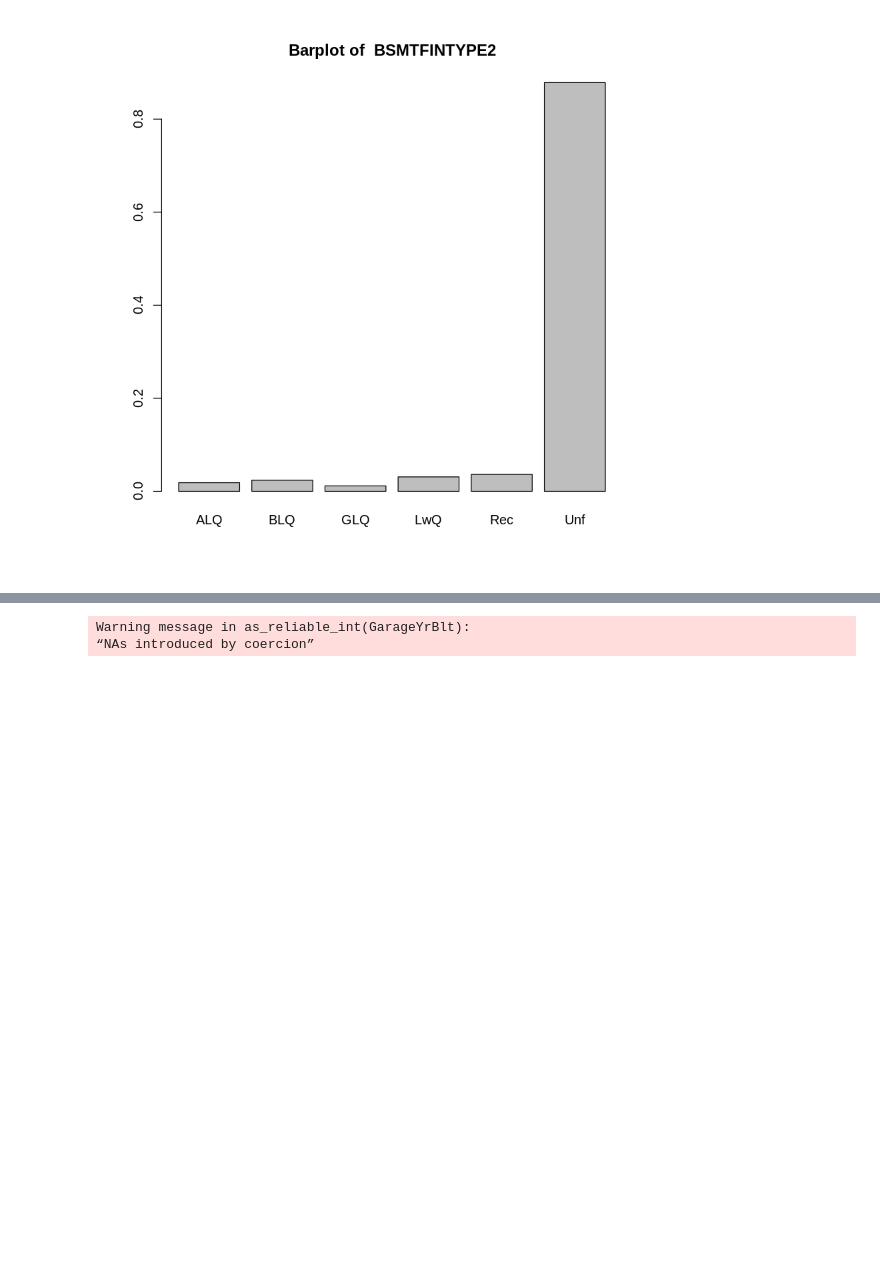
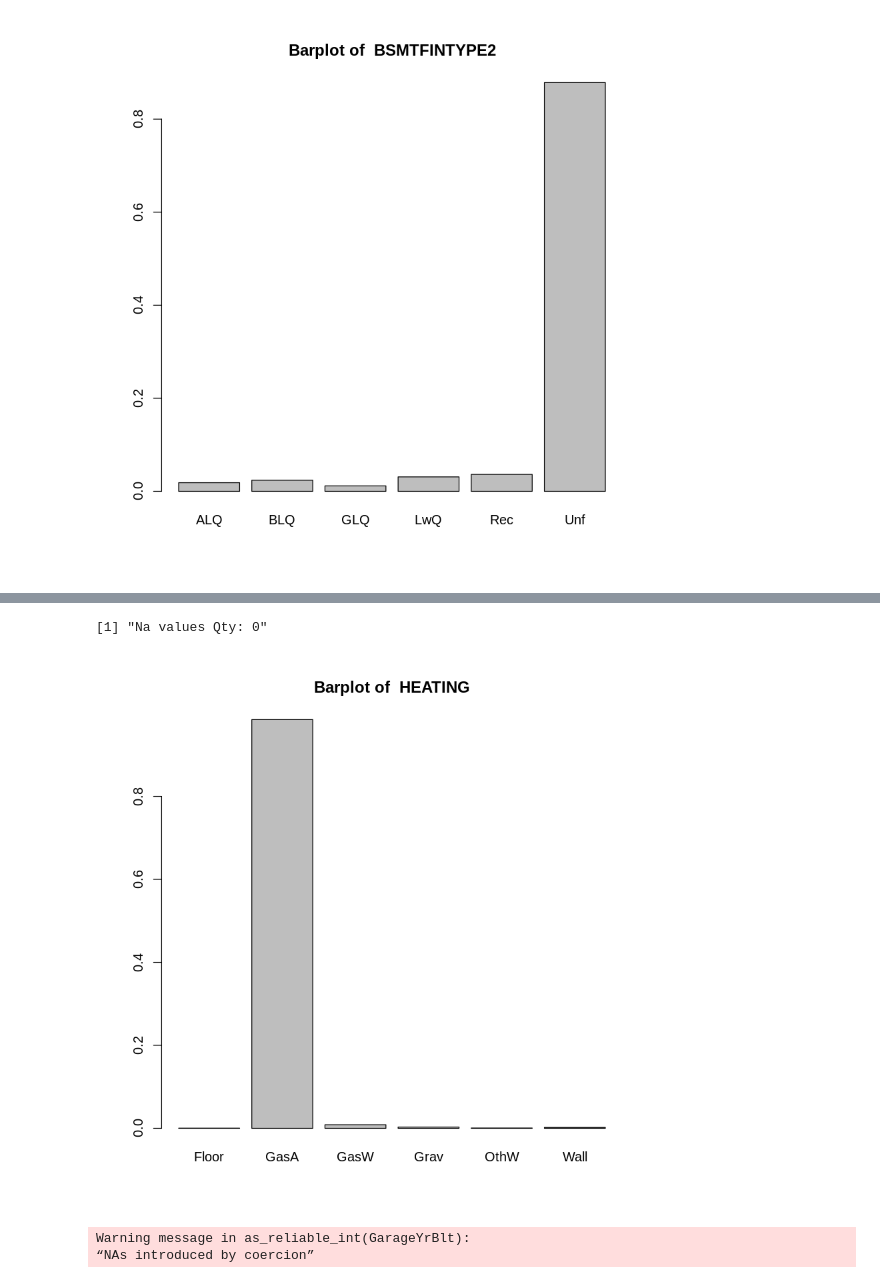
Before and after one commit to amirsaleem1990/Statistics, a Jupyter notebook: House-Prices-Advanced-Regression-Techniques-kaggle-compitation/Untitled1.ipynb, the cells around one changed output, grey strips where cells are left out. Saved outputs shown, nothing was run; the diff lists cells and outputs as text; code cells hidden in the pictures; blank space fills up the shorter version.

```diff
--- a/House-Prices-Advanced-Regression-Techniques-kaggle-compitation/Untitled1.ipynb
+++ b/House-Prices-Advanced-Regression-Techniques-kaggle-compitation/Untitled1.ipynb
@@ -322,0 +356,5 @@ desc("BsmtFinType2")
+# %%
+desc("Heating")
+# %% [output]
+[1] "Na values Qty: 0"
+[figure, added]
```
Also changed, not shown: parts of 8 cells of this notebook.
